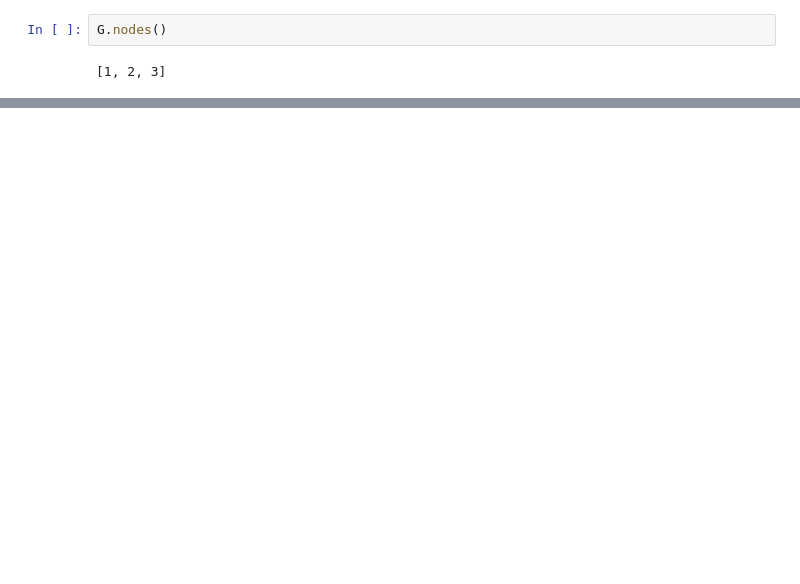
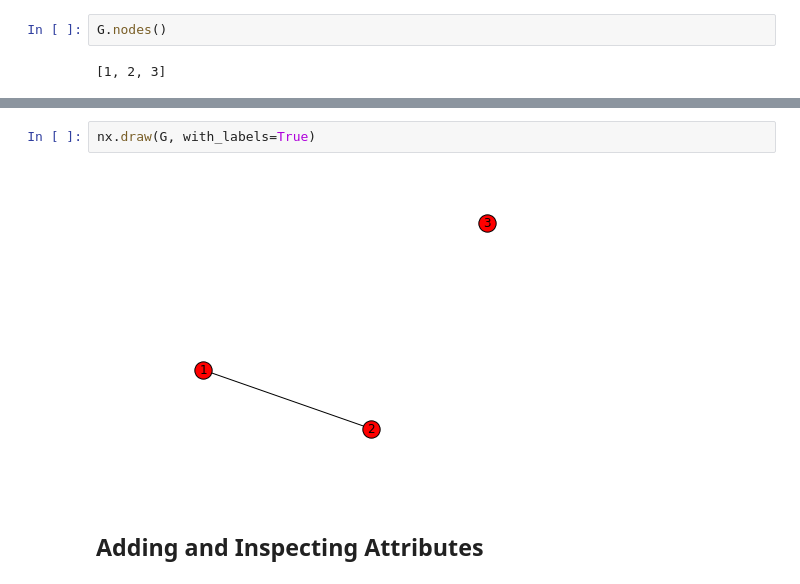
Before and after one commit to rtidatascience/connected-nx-tutorial, a Jupyter notebook: notebooks/2. Creating Graphs.ipynb, the cells around one changed output, grey strips where cells are left out. Saved outputs shown, nothing was run; the diff lists cells and outputs as text; blank space fills up the shorter version.

Commit message:
creating graphs initial pass

```diff
--- a/notebooks/2. Creating Graphs.ipynb
+++ b/notebooks/2. Creating Graphs.ipynb
@@ -94,0 +58,6 @@ nx.draw_spring(Ga, with_labels=True)
+# %%
+nx.draw(G, with_labels=True)
+# %% [output]
+[figure, added]
+# %% [markdown]
+## Adding and Inspecting Attributes
```
Also changed, not shown: parts of 50 cells of this notebook, 4 other files.
